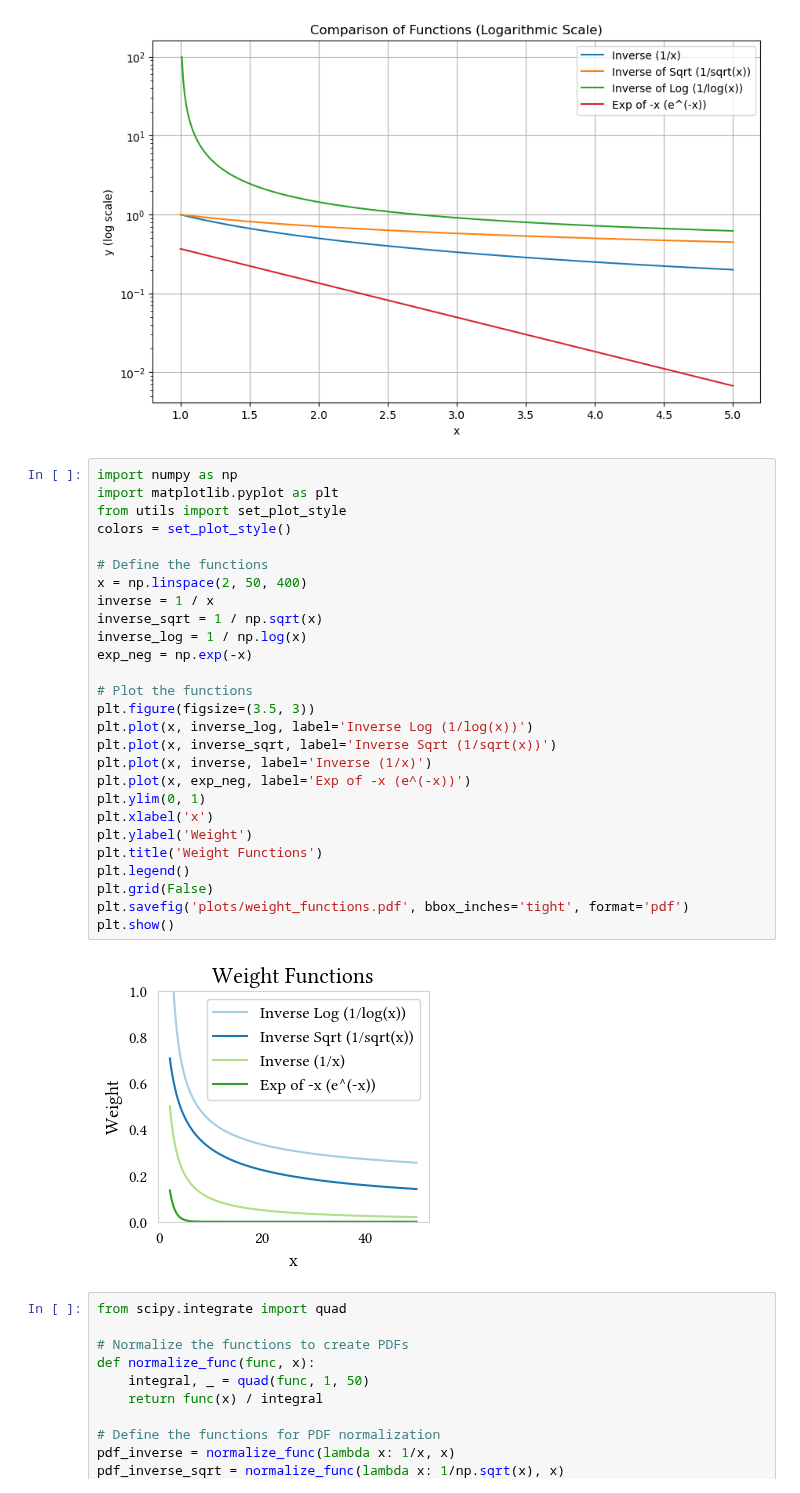
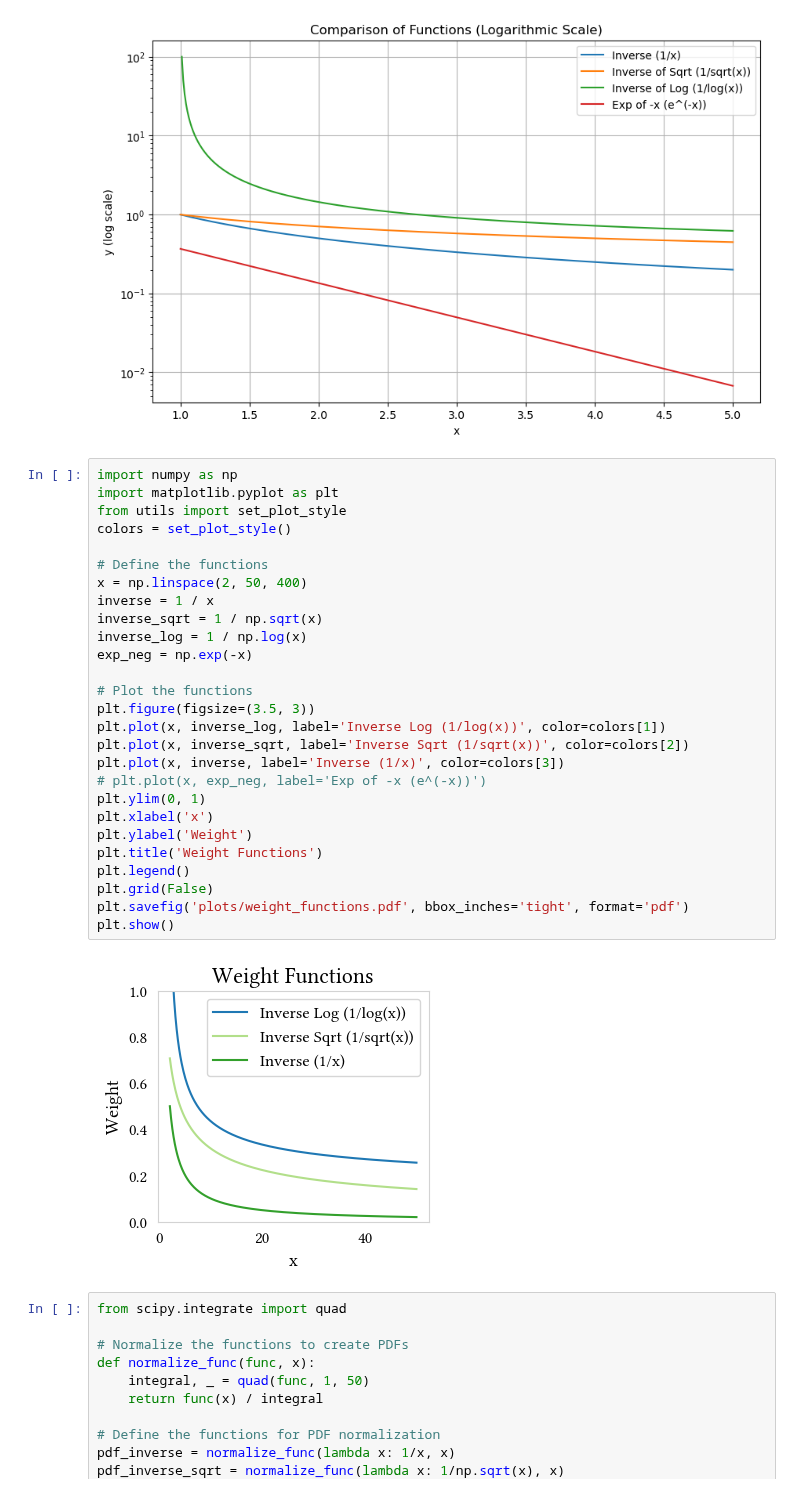
Before and after one commit to HenriSmidt/Alzheimer_Detection, a Jupyter notebook: scratchpad.ipynb, the cells around one changed output. Saved outputs shown, nothing was run; the diff lists cells and outputs as text.

```diff
--- a/scratchpad.ipynb
+++ b/scratchpad.ipynb
@@ -1153,32 +1153,32 @@ plt.show()
 # %%
 import numpy as np
 import matplotlib.pyplot as plt
 from utils import set_plot_style
 colors = set_plot_style()
 
 # Define the functions
 x = np.linspace(2, 50, 400)
 inverse = 1 / x
 inverse_sqrt = 1 / np.sqrt(x)
 inverse_log = 1 / np.log(x)
 exp_neg = np.exp(-x)
 
 # Plot the functions
 plt.figure(figsize=(3.5, 3))
-plt.plot(x, inverse_log, label='Inverse Log (1/log(x))')
-plt.plot(x, inverse_sqrt, label='Inverse Sqrt (1/sqrt(x))')
-plt.plot(x, inverse, label='Inverse (1/x)')
-plt.plot(x, exp_neg, label='Exp of -x (e^(-x))')
+plt.plot(x, inverse_log, label='Inverse Log (1/log(x))', color=colors[1])
+plt.plot(x, inverse_sqrt, label='Inverse Sqrt (1/sqrt(x))', color=colors[2])
+plt.plot(x, inverse, label='Inverse (1/x)', color=colors[3])
+# plt.plot(x, exp_neg, label='Exp of -x (e^(-x))')
 plt.ylim(0, 1)
 plt.xlabel('x')
 plt.ylabel('Weight')
 plt.title('Weight Functions')
 plt.legend()
 plt.grid(False)
 plt.savefig('plots/weight_functions.pdf', bbox_inches='tight', format='pdf')
 plt.show()
 # %% [output]
-[figure, old version]
+[figure, new version]
 # %%
 from scipy.integrate import quad
 
```
Also changed, not shown: parts of 2 cells of this notebook, 1 other file.
